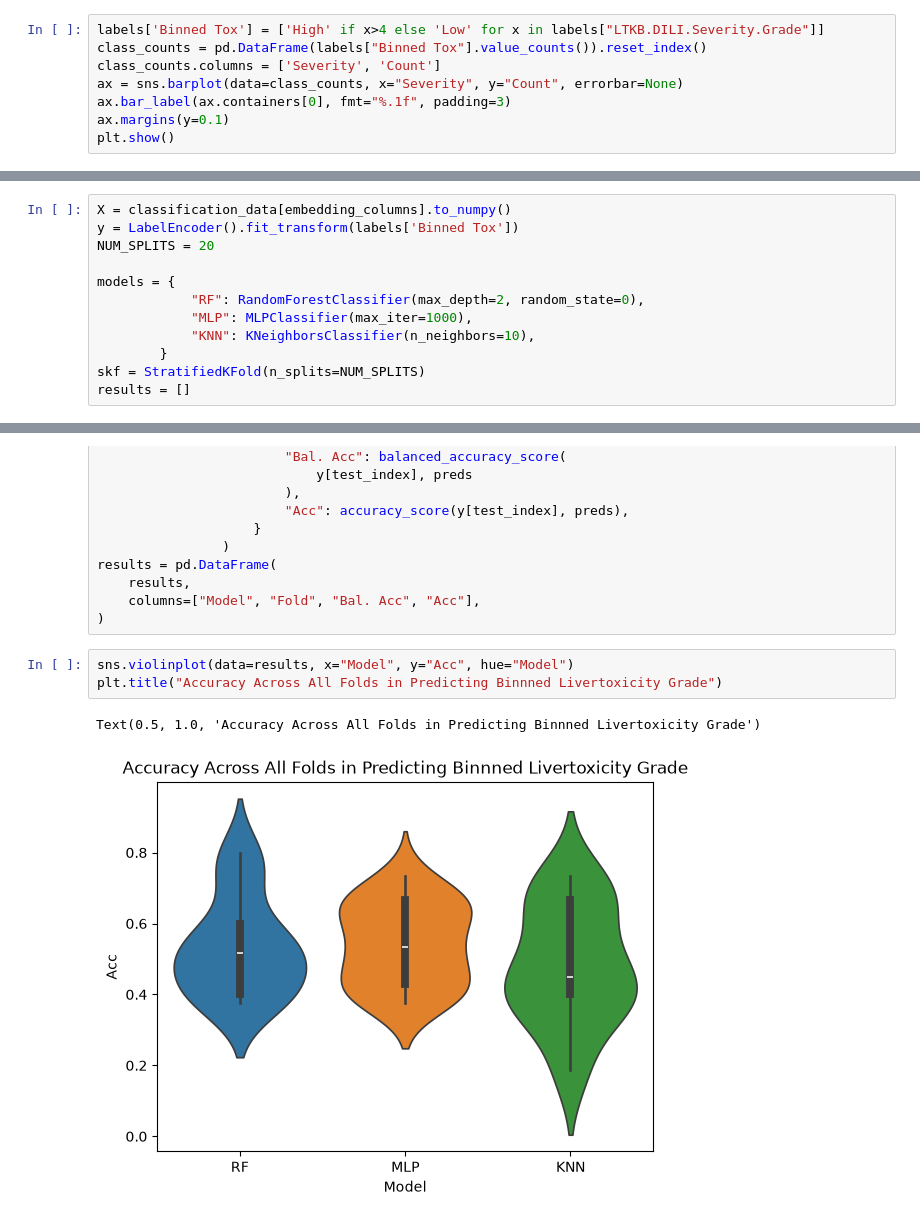
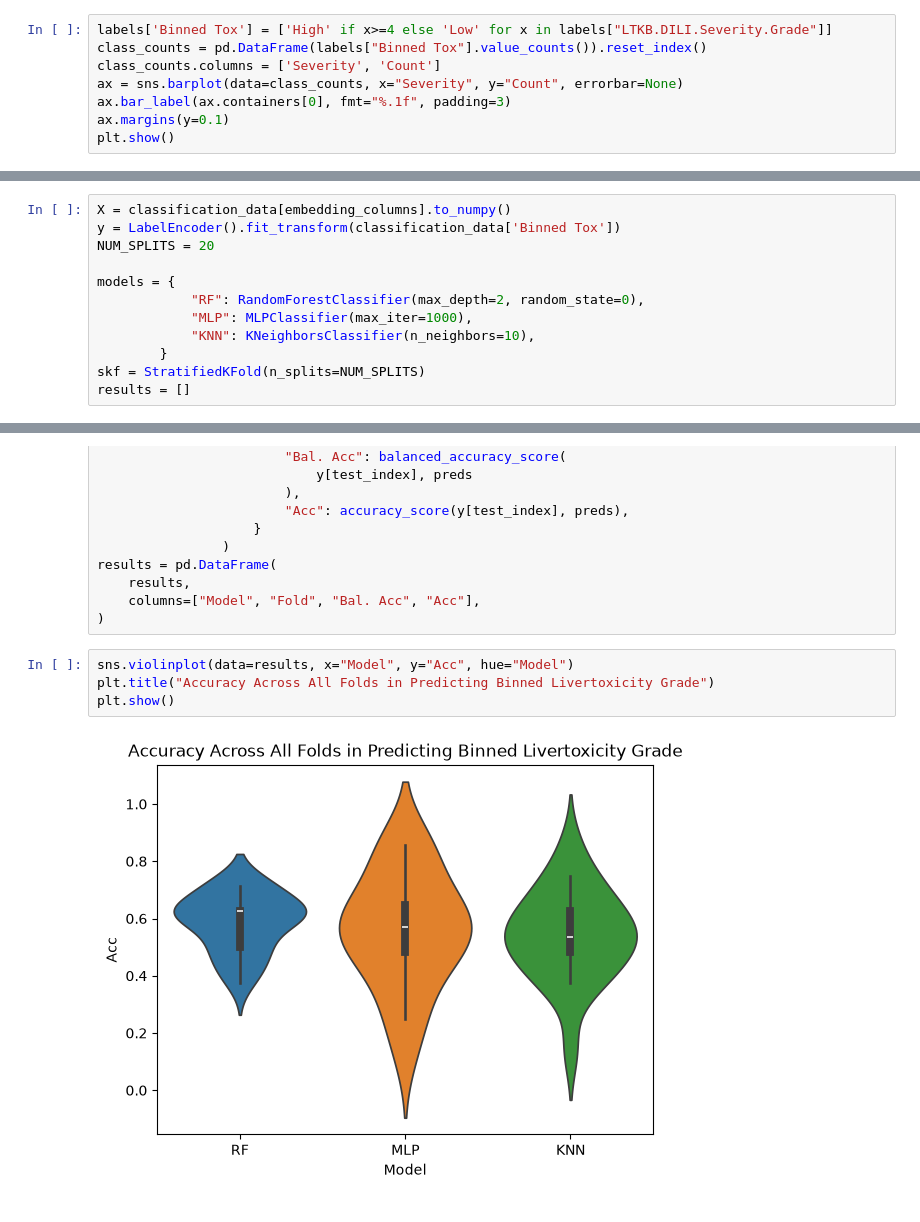
Before and after one commit to bhklab/mol-jepa-embedding-pipeline, a Jupyter notebook: workflow/qc/embedding_qc.ipynb, the cells around one changed output, grey strips where cells are left out. Drawn from its saved outputs; the diff is of its cells as text.

```diff
--- a/workflow/qc/embedding_qc.ipynb
+++ b/workflow/qc/embedding_qc.ipynb
@@ -67,7 +163,7 @@ plt.show()
 # %% [markdown]
 We see that the classes are rather imbalanced, with most of the drugs having either a middle range toxicity of 3 or a severe toxicity of 8. In order to build a more functional classifier we bin these as 'high' or 'low' depending on if the grade is greater than or equal to 4.
 # %%
-labels['Binned Tox'] = ['High' if x>4 else 'Low' for x in labels["LTKB.DILI.Severity.Grade"]]
+labels['Binned Tox'] = ['High' if x>=4 else 'Low' for x in labels["LTKB.DILI.Severity.Grade"]]
 class_counts = pd.DataFrame(labels["Binned Tox"].value_counts()).reset_index()
 class_counts.columns = ['Severity', 'Count']
 ax = sns.barplot(data=class_counts, x="Severity", y="Count", errorbar=None)
@@ -87,7 +183,7 @@ classification_data.shape
 We only have 150 samples with labels, which isn't a lot to build a classifier so our results may be subject to statistical noise. As the classes are not perfeclty balanced, we used a stratified split to ensure that the label distribution does not impact training. We try several classification models.
 # %%
 X = classification_data[embedding_columns].to_numpy()
-y = LabelEncoder().fit_transform(labels['Binned Tox'])
+y = LabelEncoder().fit_transform(classification_data['Binned Tox'])
 NUM_SPLITS = 20
 
 models = {
@@ -118,8 +214,8 @@ results = pd.DataFrame(
 )
 # %%
 sns.violinplot(data=results, x="Model", y="Acc", hue="Model")
-plt.title("Accuracy Across All Folds in Predicting Binnned Livertoxicity Grade")
+plt.title("Accuracy Across All Folds in Predicting Binned Livertoxicity Grade")
+plt.show()
 # %% [output]
-Text(0.5, 1.0, 'Accuracy Across All Folds in Predicting Binnned Livertoxicity Grade')
-[figure, old version]
+[figure, new version]
 # %% [markdown]
```
Also changed, not shown: parts of 21 cells of this notebook, 9 other files.
